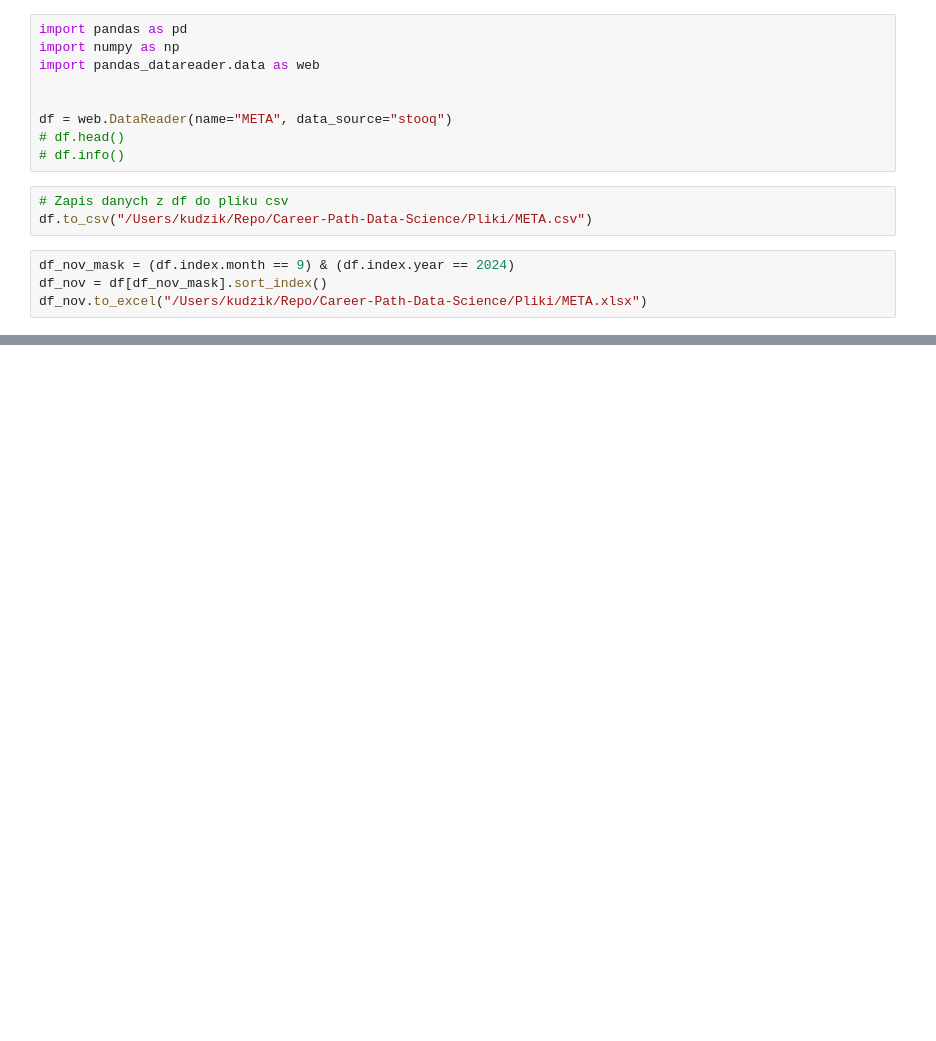
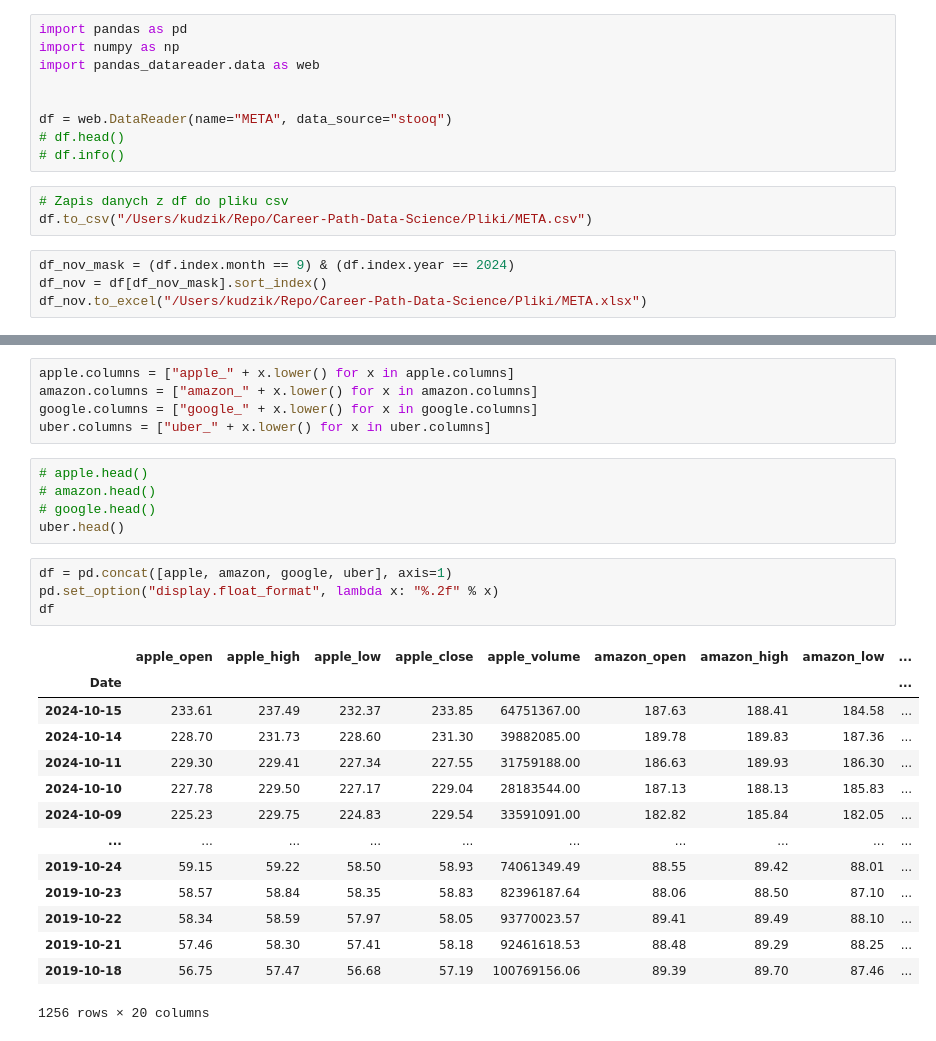
Before and after one commit to kudzik/Career-Path-Data-Science, a Jupyter notebook: Zadania/Zboiry_danych_Pandas.ipynb, the cells around one changed output, grey strips where cells are left out. Cells and saved outputs as stored; diff of their text form; blank space fills up the shorter version.

```diff
--- a/Zadania/Zboiry_danych_Pandas.ipynb
+++ b/Zadania/Zboiry_danych_Pandas.ipynb
@@ -46,0 +119,29 @@ meta_from_excel.sort_index()
+# %%
+apple.columns = ["apple_" + x.lower() for x in apple.columns]
+amazon.columns = ["amazon_" + x.lower() for x in amazon.columns]
+google.columns = ["google_" + x.lower() for x in google.columns]
+uber.columns = ["uber_" + x.lower() for x in uber.columns]
+# %%
+# apple.head()
+# amazon.head()
+# google.head()
+uber.head()
+# %%
+df = pd.concat([apple, amazon, google, uber], axis=1)
+pd.set_option("display.float_format", lambda x: "%.2f" % x)
+df
+# %% [output]
+|  | apple_open | apple_high | apple_low | apple_close | apple_volume | amazon_open | amazon_high | amazon_low | ... |
+| Date |  |  |  |  |  |  |  |  | ... |
+| 2024-10-15 | 233.61 | 237.49 | 232.37 | 233.85 | 64751367.00 | 187.63 | 188.41 | 184.58 | ... |
+| 2024-10-14 | 228.70 | 231.73 | 228.60 | 231.30 | 39882085.00 | 189.78 | 189.83 | 187.36 | ... |
+| 2024-10-11 | 229.30 | 229.41 | 227.34 | 227.55 | 31759188.00 | 186.63 | 189.93 | 186.30 | ... |
+| 2024-10-10 | 227.78 | 229.50 | 227.17 | 229.04 | 28183544.00 | 187.13 | 188.13 | 185.83 | ... |
+| 2024-10-09 | 225.23 | 229.75 | 224.83 | 229.54 | 33591091.00 | 182.82 | 185.84 | 182.05 | ... |
+| ... | ... | ... | ... | ... | ... | ... | ... | ... | ... |
+| 2019-10-24 | 59.15 | 59.22 | 58.50 | 58.93 | 74061349.49 | 88.55 | 89.42 | 88.01 | ... |
+| 2019-10-23 | 58.57 | 58.84 | 58.35 | 58.83 | 82396187.64 | 88.06 | 88.50 | 87.10 | ... |
+| 2019-10-22 | 58.34 | 58.59 | 57.97 | 58.05 | 93770023.57 | 89.41 | 89.49 | 88.10 | ... |
+| 2019-10-21 | 57.46 | 58.30 | 57.41 | 58.18 | 92461618.53 | 88.48 | 89.29 | 88.25 | ... |
+| 2019-10-18 | 56.75 | 57.47 | 56.68 | 57.19 | 100769156.06 | 89.39 | 89.70 | 87.46 | ... |
+1256 rows × 20 columns
```
Also changed, not shown: parts of 9 cells of this notebook, 4 other files.
